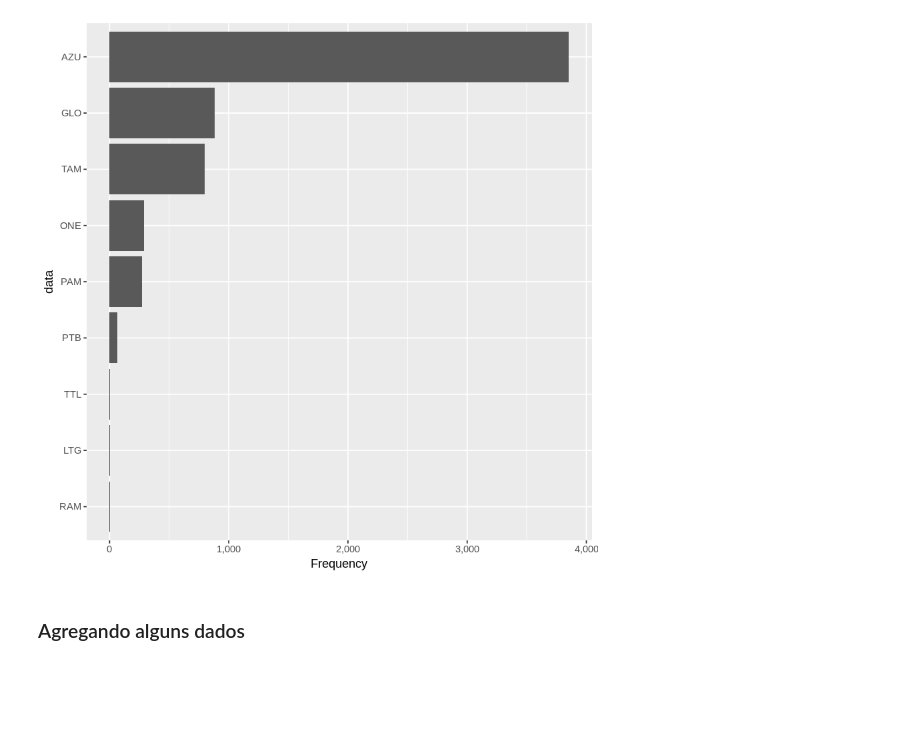
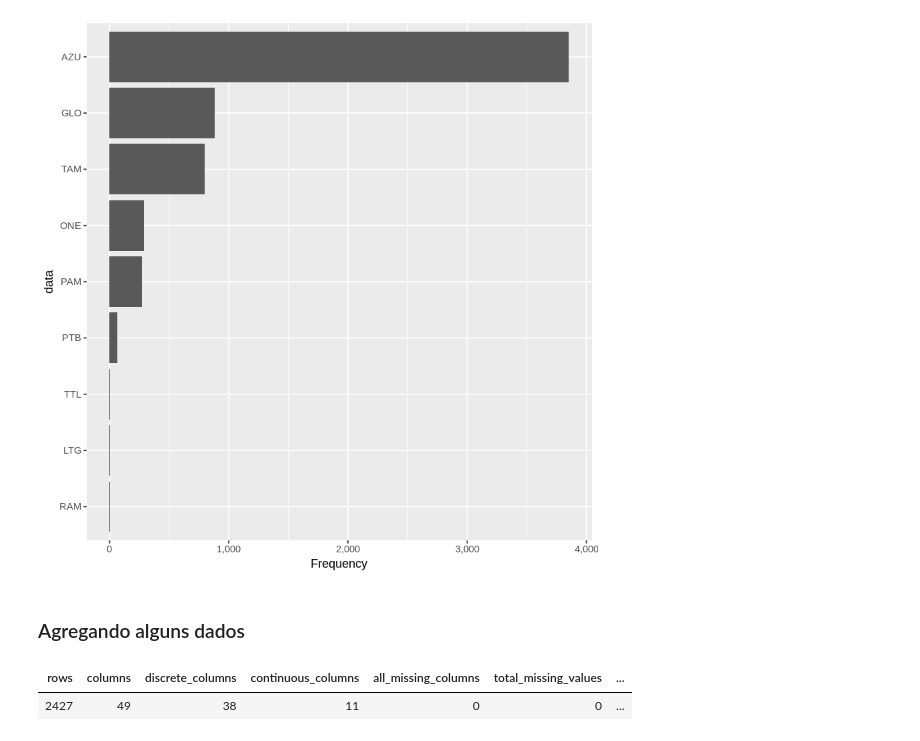
Before and after one commit to jcolares/DM2018, a Jupyter notebook: raphael.ipynb, the cells around one changed output. Cells and saved outputs as stored; diff of their text form; code cells hidden in the pictures; blank space fills up the shorter version.

```diff
--- a/raphael.ipynb
+++ b/raphael.ipynb
@@ -167,0 +171,5 @@ fl17$destino_data <- as.Date(fl17$destino_data)
+# %%
+introduce(fl17)
+# %% [output]
+| rows | columns | discrete_columns | continuous_columns | all_missing_columns | total_missing_values | ... |
+| 2427 | 49 | 38 | 11 | 0 | 0 | ... |
```
Also changed, not shown: parts of 5 cells of this notebook.
